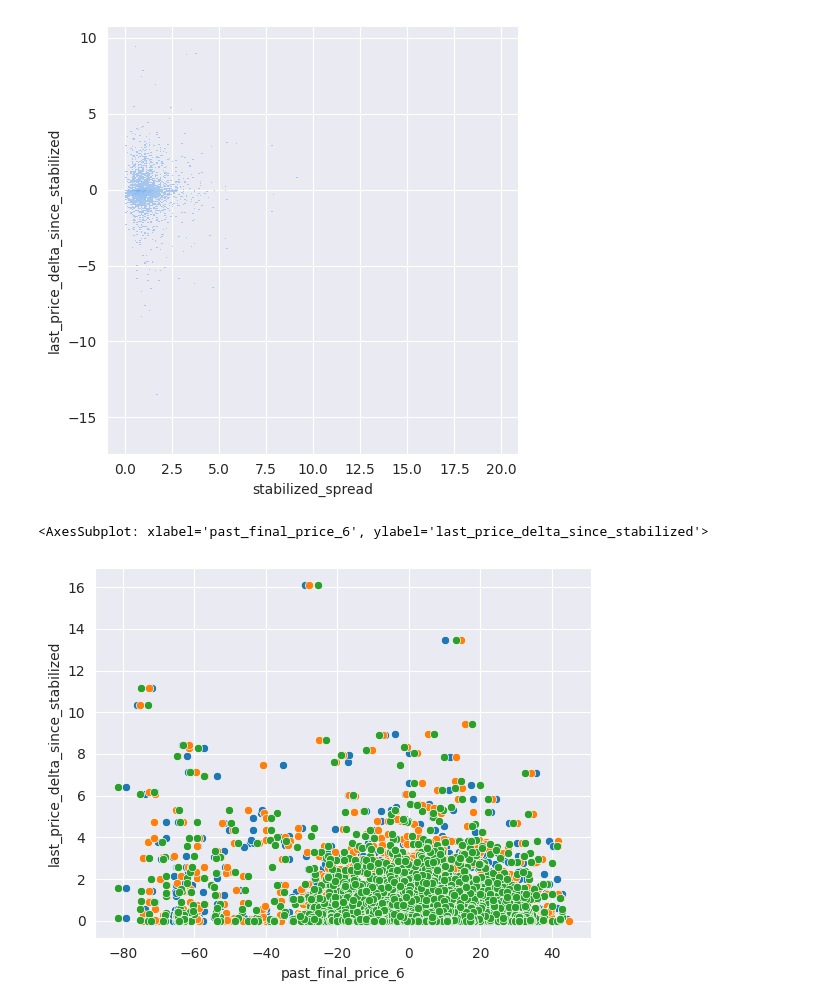
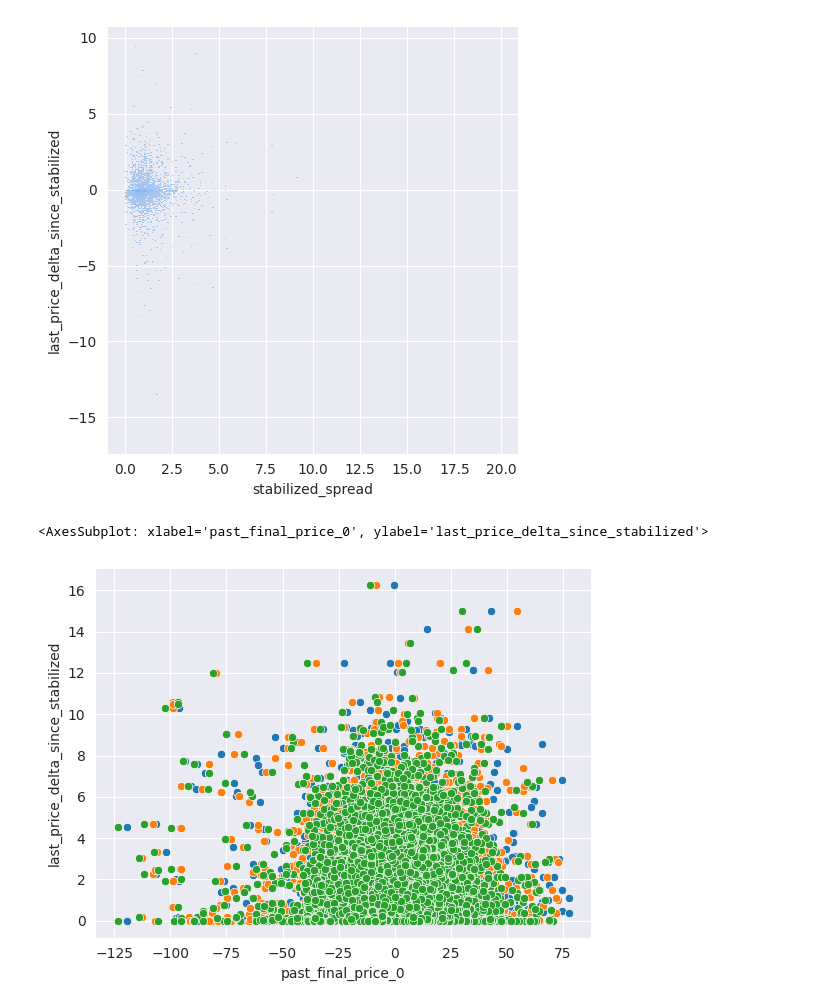
Before and after one commit to kjozsa/spreadsurfer, a Jupyter notebook: analyze.ipynb, the cells around one changed output. Drawn from its saved outputs; the diff is of its cells as text; code cells hidden in the pictures.

```diff
--- a/analyze.ipynb
+++ b/analyze.ipynb
@@ -69,9 +74,9 @@ sns.displot(y=df.last_price_delta_since_stabilized, x=df.stabilized_spread)
 <seaborn.axisgrid.FacetGrid at 0x...>
 [figure]
 # %%
-sns.scatterplot(x=df['past_final_price_6'], y=abs(df.last_price_delta_since_stabilized))
-sns.scatterplot(x=df['past_final_price_7'], y=abs(df.last_price_delta_since_stabilized))
-sns.scatterplot(x=df['past_final_price_8'], y=abs(df.last_price_delta_since_stabilized))
+sns.scatterplot(x=df['past_final_price_0'], y=abs(df.last_price_delta_since_stabilized))
+sns.scatterplot(x=df['past_final_price_1'], y=abs(df.last_price_delta_since_stabilized))
+sns.scatterplot(x=df['past_final_price_2'], y=abs(df.last_price_delta_since_stabilized))
 # %% [output]
-<AxesSubplot: xlabel='past_final_price_6', ylabel='last_price_delta_since_stabilized'>
+<AxesSubplot: xlabel='past_final_price_0', ylabel='last_price_delta_since_stabilized'>
-[figure, old version]
+[figure, new version]
```
Also changed, not shown: parts of 2 cells of this notebook, 2 other files.
